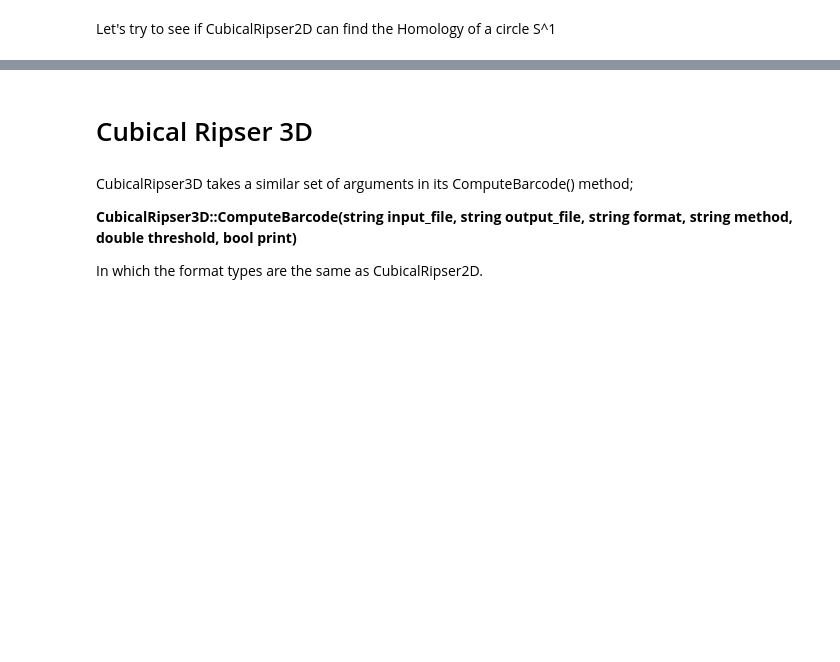
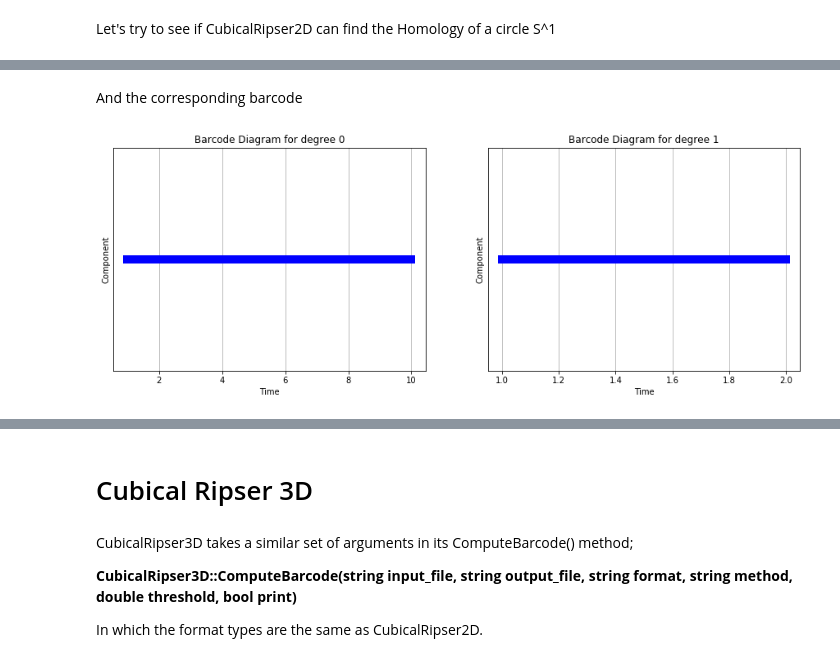
Before and after one commit to infophysics/tda-toolkit, a Jupyter notebook: TDA Persistent Homology.ipynb, the cells around one changed output, grey strips where cells are left out. Drawn from its saved outputs; the diff is of its cells as text; code cells hidden in the pictures; blank space fills up the shorter version.

```diff
--- a/TDA Persistent Homology.ipynb
+++ b/TDA Persistent Homology.ipynb
@@ -90,0 +104,6 @@ Saved array to DIPHA format file grid_test.csv
+# %% [markdown]
+And the corresponding barcode
+# %%
+TDA.plot_barcode_diagram_from_file("test.csv")
+# %% [output]
+[figure, added]
```
Also changed, not shown: parts of 12 cells of this notebook, 4 other files.
